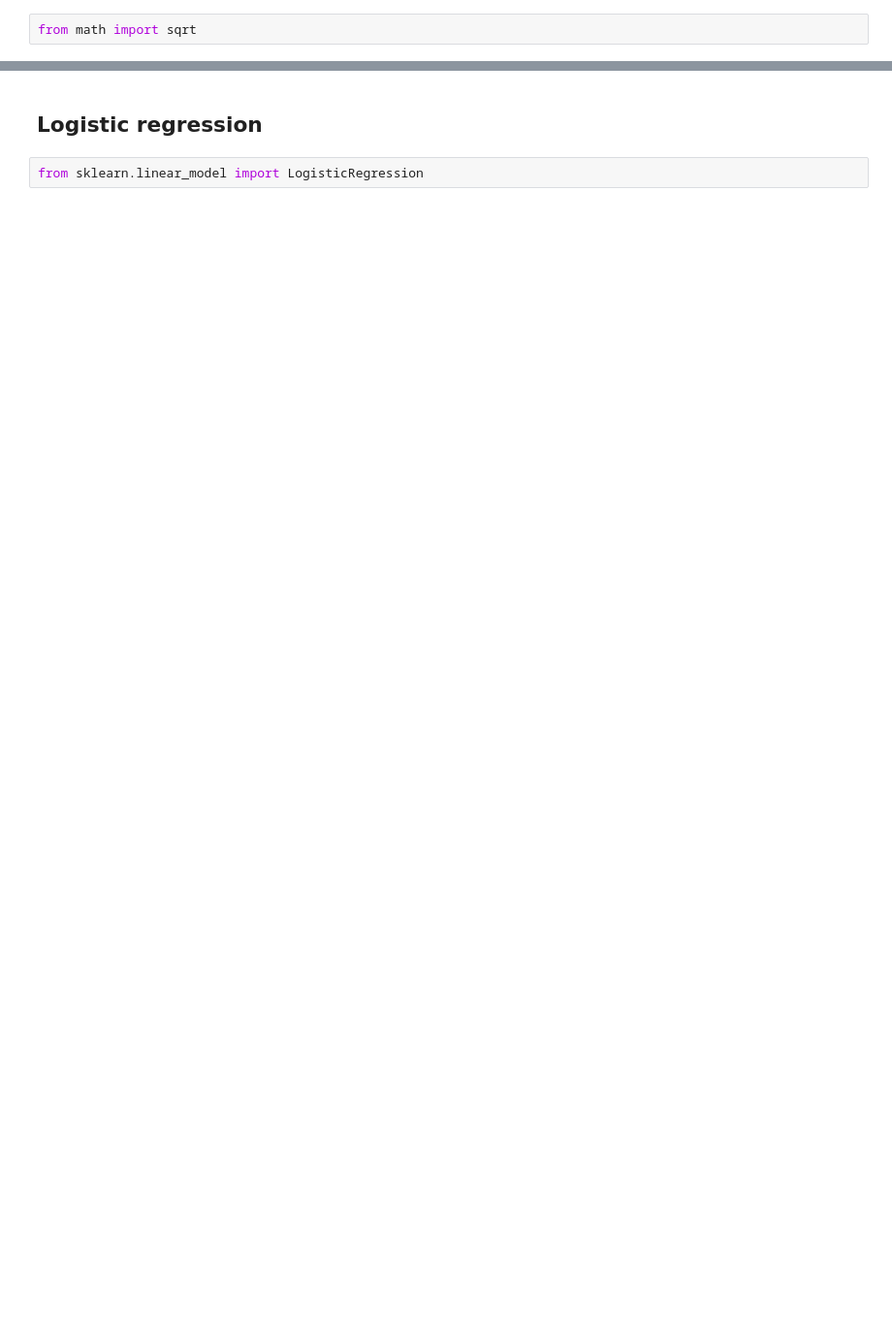
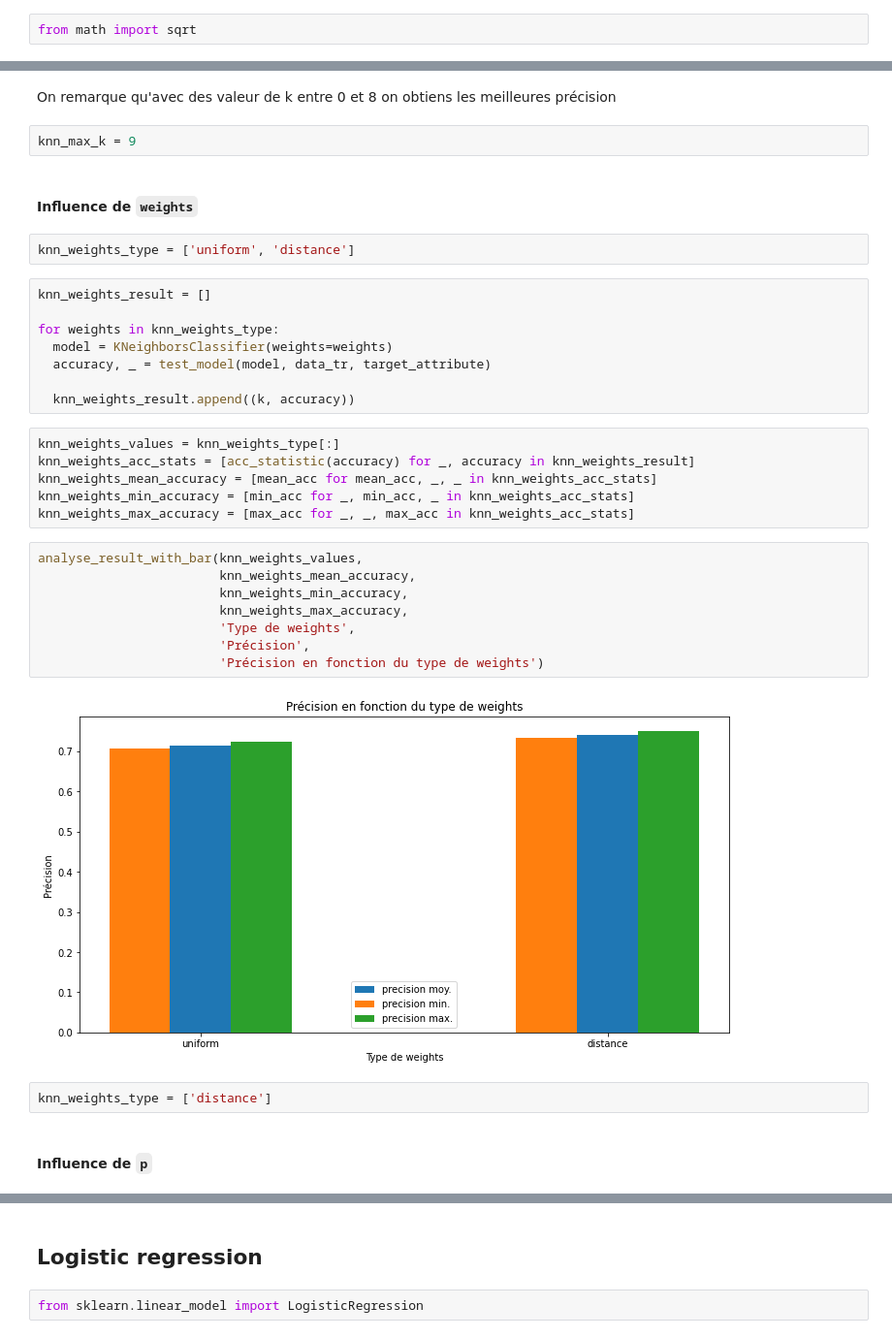
Before and after one commit to virtuel75/avila-analysis, a Jupyter notebook: notebook/avila_analysis.ipynb, the cells around one changed output, grey strips where cells are left out. Shown: that part at 97% size. Cells and saved outputs as stored; diff of their text form; blank space fills up the shorter version.

```diff
--- a/notebook/avila_analysis.ipynb
+++ b/notebook/avila_analysis.ipynb
@@ -402,0 +420,36 @@ knn_model = KNeighborsClassifier(n_neighbors=best_k, p=p_value)
+# %% [markdown]
+On remarque qu'avec des valeur de k entre 0 et 8 on obtiens les meilleures précision
+# %%
+knn_max_k = 9
+# %% [markdown]
+#### Influence de `weights`
+# %%
+knn_weights_type = ['uniform', 'distance']
+# %%
+knn_weights_result = []
+
+for weights in knn_weights_type:
+  model = KNeighborsClassifier(weights=weights)
+  accuracy, _ = test_model(model, data_tr, target_attribute)
+
+  knn_weights_result.append((k, accuracy))
+# %%
+knn_weights_values = knn_weights_type[:]
+knn_weights_acc_stats = [acc_statistic(accuracy) for _, accuracy in knn_weights_result]
+knn_weights_mean_accuracy = [mean_acc for mean_acc, _, _ in knn_weights_acc_stats]
+knn_weights_min_accuracy = [min_acc for _, min_acc, _ in knn_weights_acc_stats]
+knn_weights_max_accuracy = [max_acc for _, _, max_acc in knn_weights_acc_stats]
+# %%
+analyse_result_with_bar(knn_weights_values,
+                        knn_weights_mean_accuracy,
+                        knn_weights_min_accuracy,
+                        knn_weights_max_accuracy,
+                        'Type de weights',
+                        'Précision',
+                        'Précision en fonction du type de weights')
+# %% [output]
+[figure, added]
+# %%
+knn_weights_type = ['distance']
+# %% [markdown]
+#### Influence de `p`
```
Also changed, not shown: parts of 161 cells of this notebook.
